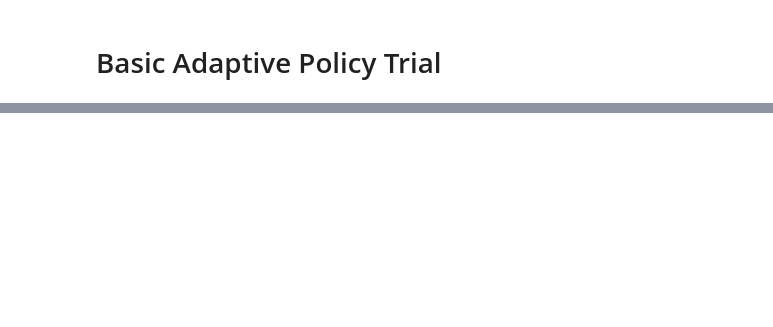
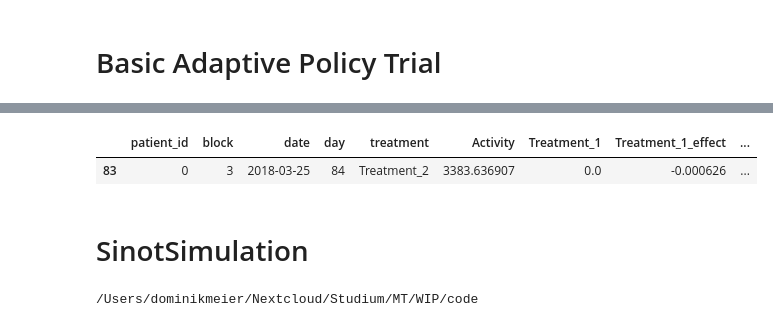
Before and after one commit to HIAlab/adaptive_nof1, a Jupyter notebook: notebooks/Basic.ipynb, the cells around one changed output, grey strips where cells are left out. Saved outputs shown, nothing was run; the diff lists cells and outputs as text; code cells hidden in the pictures; blank space fills up the shorter version.

Commit message:
Sinot simulation comparison with constant and fixed schedules

```diff
--- a/notebooks/Basic.ipynb
+++ b/notebooks/Basic.ipynb
@@ -30,0 +29,26 @@ simulation.history.plot(ax)
+# %%
+import json
+
+%cd /Users/dominikmeier/Nextcloud/Studium/MT/WIP/code
+from sinot.simulation import Simulation as SinotSimulation
+
+# Load example params
+with open("sinot/example/example_params.json") as fp:
+    study_params = json.load(fp)
+
+# Drop out fraction to simulate drop out
+drop_out = {"fraction": 1, "vacation": 0}
+
+# study design defines the order of treatmens. None indicates no-treatment was given
+treatment = "Treatment_1"
+days_per_period = 28
+
+sim = SinotSimulation(study_params)
+pat_complete, _ = sim.step_patient(
+    None, days_per_period, drop_out=drop_out, first_day="2018-01-01"
+)
+pat_complete, _ = sim.step_patient(
+    "Treatment_1", days_per_period, drop_out=drop_out, data=pat_complete
+)
+
+sim.plot_patient(pat_complete)
@@ -30,0 +59,5 @@ simulation.history.plot(ax)
+# %%
+pat_complete, _ = sim.step_patient(
+    "Treatment_2", days_per_period, drop_out=drop_out, data=pat_complete
+)
+sim.plot_patient(pat_complete)
@@ -30,0 +67,23 @@ simulation.history.plot(ax)
+# %%
+pat_complete.iloc[-1:]
+# %% [output]
+|  | patient_id | block | date | day | treatment | Activity | Treatment_1 | Treatment_1_effect | ... |
+| 83 | 0 | 3 | 2018-03-25 | 84 | Treatment_2 | 3383.636907 | 0.0 | -0.000626 | ... |
+# %% [markdown]
+# SinotSimulation
+# %%
+%cd /Users/dominikmeier/Nextcloud/Studium/MT/WIP/code
+simulation_1 = load_sinot_simulation(
+    file_path="sinot/example/example_params.json",
+    policy=ConstantPolicy(action=1, number_of_actions=2),
+)
+simulation_2 = load_sinot_simulation(
+    file_path="sinot/example/example_params.json",
+    policy=ConstantPolicy(action=2, number_of_actions=2),
+)
+simulation_fixed = load_sinot_simulation(
+    file_path="sinot/example/example_params.json",
+    policy=FixedPolicy(number_of_actions=2, block_length=28),
+)
+# %% [output]
+/Users/dominikmeier/Nextcloud/Studium/MT/WIP/code
```
Also changed, not shown: parts of 8 cells of this notebook, 4 other files.
